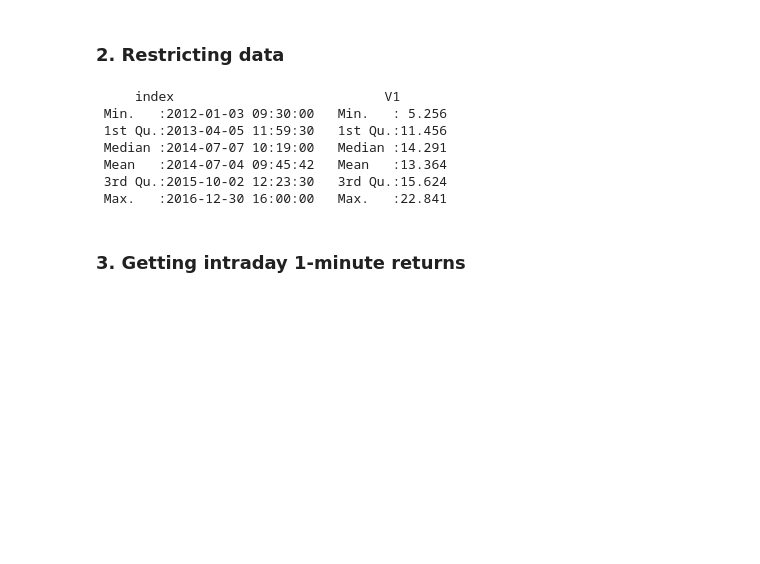
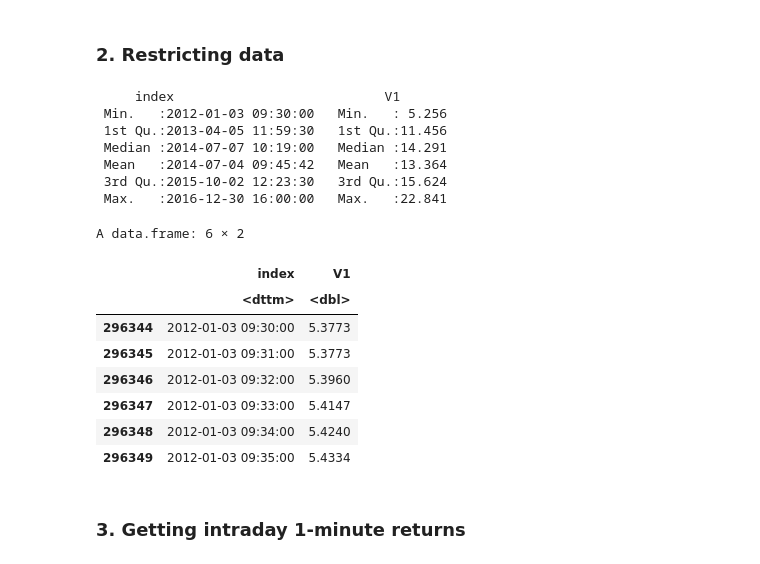
Before and after one commit to JanK0095/Financial-Econometrics-Course-Projects, a Jupyter notebook: HW3/FE1_HW3_Kubal_Mattanelli.ipynb, the cells around one changed output. Cells and saved outputs as stored; diff of their text form; code cells hidden in the pictures; blank space fills up the shorter version.

```diff
--- a/HW3/FE1_HW3_Kubal_Mattanelli.ipynb
+++ b/HW3/FE1_HW3_Kubal_Mattanelli.ipynb
@@ -103,14 +98,24 @@ data_XOM <- subset(data_XOM_full, format(data_XOM_full$index,'%Y') >= '2012' &
                         format(data_XOM_full$index,'%H:%M') <= '16:00')
 # %%
 summary(data_BAC)
+head(data_BAC)
 # %% [output]
      index                           V1
  Min.   :2012-01-03 09:30:00   Min.   : 5.256
  1st Qu.:2013-04-05 11:59:30   1st Qu.:11.456
  Median :2014-07-07 10:19:00   Median :14.291
  Mean   :2014-07-04 09:45:42   Mean   :13.364
  3rd Qu.:2015-10-02 12:23:30   3rd Qu.:15.624
  Max.   :2016-12-30 16:00:00   Max.   :22.841
+A data.frame: 6 × 2
+|  | index | V1 |
+|  | <dttm> | <dbl> |
+| 296344 | 2012-01-03 09:30:00 | 5.3773 |
+| 296345 | 2012-01-03 09:31:00 | 5.3773 |
+| 296346 | 2012-01-03 09:32:00 | 5.3960 |
+| 296347 | 2012-01-03 09:33:00 | 5.4147 |
+| 296348 | 2012-01-03 09:34:00 | 5.4240 |
+| 296349 | 2012-01-03 09:35:00 | 5.4334 |
 # %% [markdown]
 ### 3. Getting intraday 1-minute returns
 # %%
```
Also changed, not shown: parts of 21 cells of this notebook.
